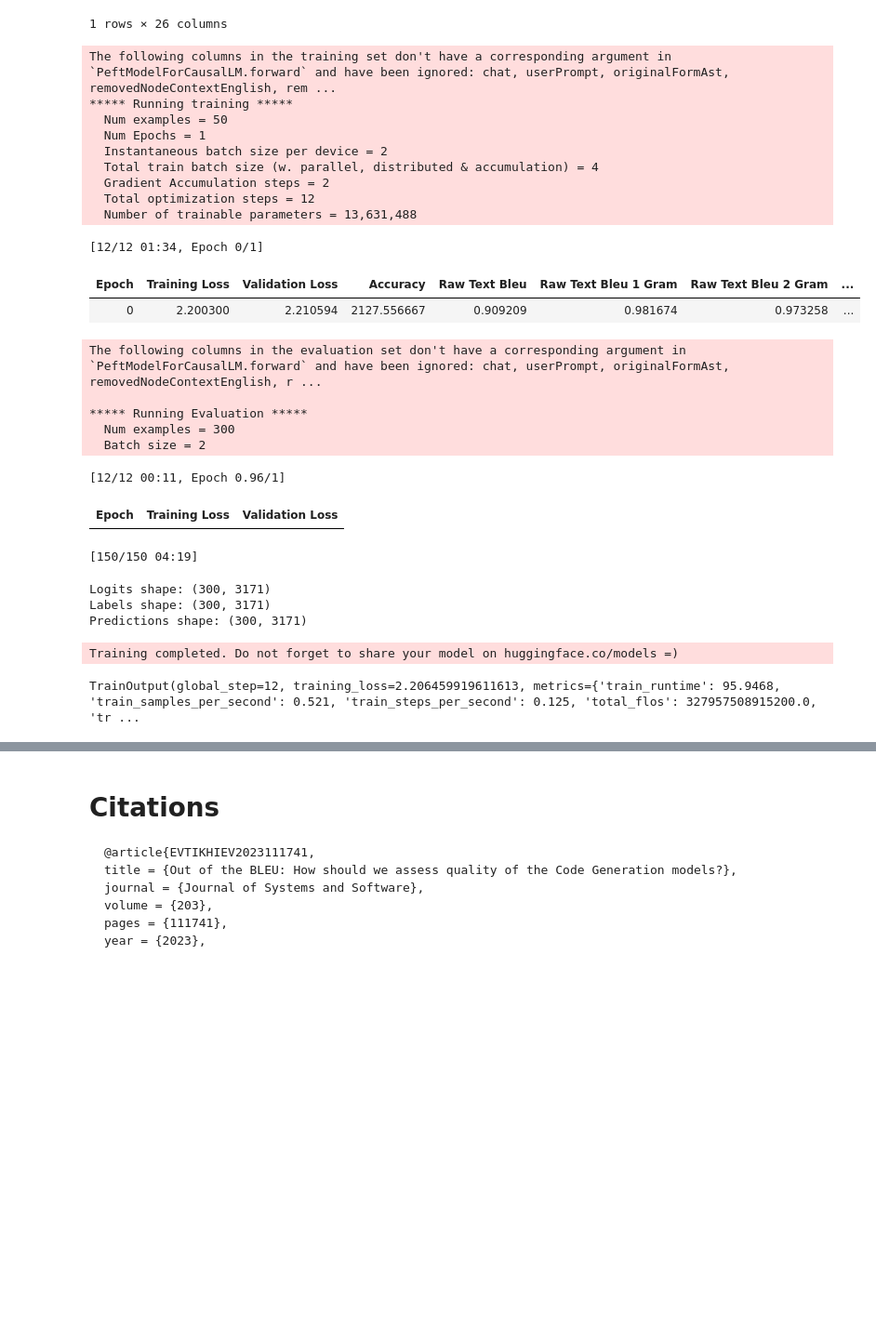
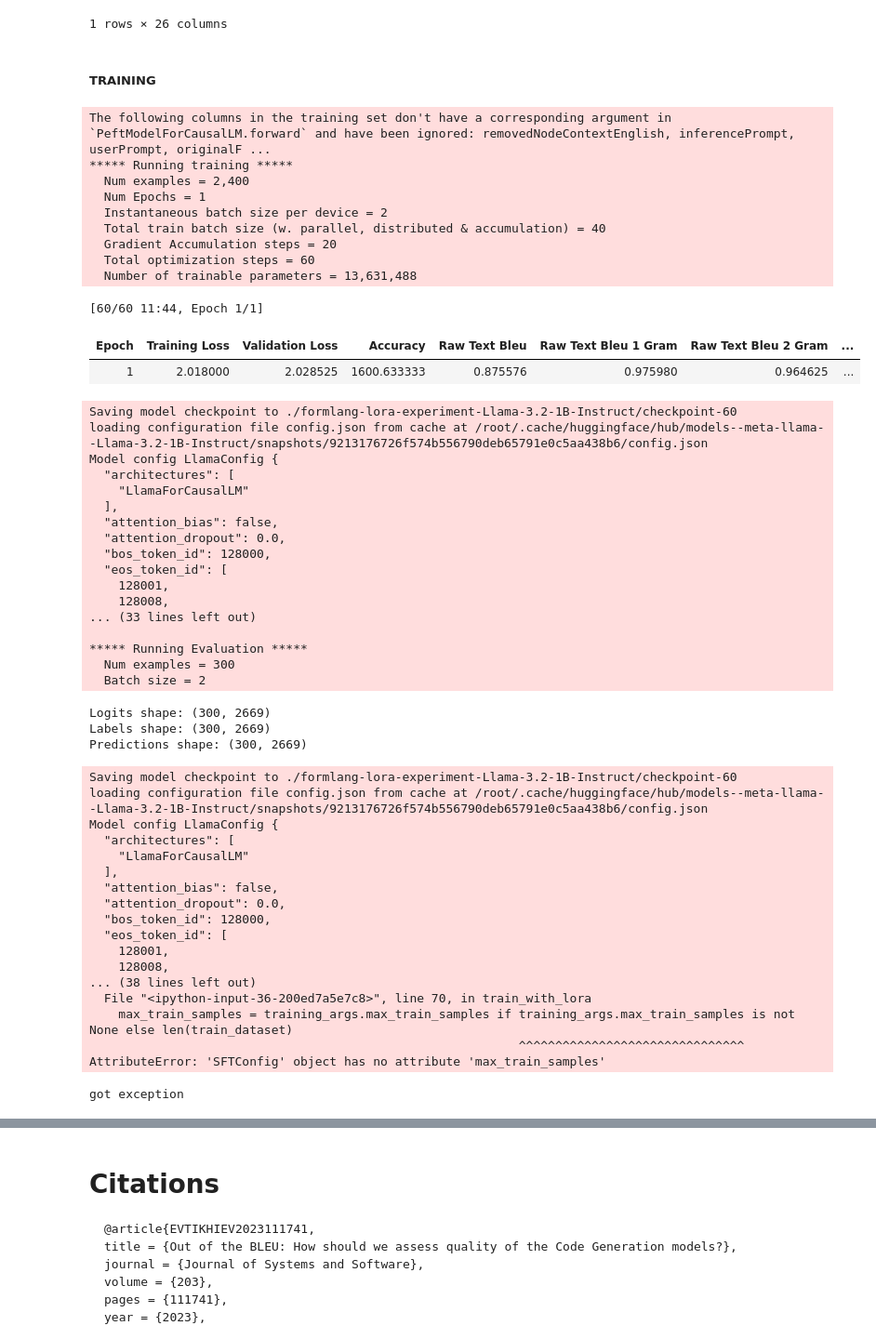
Before and after one commit to guyo13/Form-Lang, a Jupyter notebook: ml/Domain-Specific-Code-Generation-In-FormLang.ipynb, the cells around one changed output, grey strips where cells are left out. Shown at 93% size. Saved outputs shown, nothing was run; the diff lists cells and outputs as text; code cells hidden in the pictures; blank space fills up the shorter version.

```diff
--- a/ml/Domain-Specific-Code-Generation-In-FormLang.ipynb
+++ b/ml/Domain-Specific-Code-Generation-In-FormLang.ipynb
@@ -1412,18 +1412,19 @@ def compute_metrics(eval_pred, packed=False):
 [nltk_data] Downloading package omw-1.4 to /root/nltk_data...
 [nltk_data]   Package omw-1.4 is already up-to-date!
 # %%
-output_dir = "./lora-experiment-1"
-trainer, trainargs = get_lora_trainer("meta-llama/Llama-3.2-1B-Instruct",
+output_dir = "./formlang-lora-experiment-Llama-3.2-1B-Instruct"
+trainer, training_args = get_lora_trainer("meta-llama/Llama-3.2-1B-Instruct",
     {"torch_dtype": torch.bfloat16,
     "device_map": "cuda",
     "attn_implementation":"flash_attention_2",
      "use_cache": False},
       output_dir,
-      Dataset.from_dict(ds_3k_train[0:50]),
+      ds_3k_train,
       ds_3k_val,
       "chat",
       llama3_tok_for_train,
       compute_metrics,
-      4096
+      4096,
+      push_to_hub=True, num_train_epochs=10
 )
 # %% [output]
@@ -1464,31 +1448,58 @@ Predictions shape: (300, 2669)
 |  | eval_loss | eval_model_preparation_time | eval_accuracy | eval_raw_text_bleu | eval_raw_text_bleu_1_gram | ... |
 | 0 | 2.316252 | 0.0084 | 1800.513333 | 0.977493 | 0.990368 | ... |
 1 rows × 26 columns
+# %% [markdown]
+##### TRAINING
 # %%
-trainer.train()
+train_with_lora(trainer, training_args, ds_3k_train)
 # %% [output]
-The following columns in the training set don't have a corresponding argument in `PeftModelForCausalLM.forward` and have been ignored: chat, userPrompt, originalFormAst, removedNodeContextEnglish, rem ...
+The following columns in the training set don't have a corresponding argument in `PeftModelForCausalLM.forward` and have been ignored: removedNodeContextEnglish, inferencePrompt, userPrompt, originalF ...
 ***** Running training *****
-  Num examples = 50
+  Num examples = 2,400
   Num Epochs = 1
   Instantaneous batch size per device = 2
-  Total train batch size (w. parallel, distributed & accumulation) = 4
-  Gradient Accumulation steps = 2
-  Total optimization steps = 12
+  Total train batch size (w. parallel, distributed & accumulation) = 40
+  Gradient Accumulation steps = 20
+  Total optimization steps = 60
   Number of trainable parameters = 13,631,488
-[12/12 01:34, Epoch 0/1]
+[60/60 11:44, Epoch 1/1]
 | Epoch | Training Loss | Validation Loss | Accuracy | Raw Text Bleu | Raw Text Bleu 1 Gram | Raw Text Bleu 2 Gram | ... |
-| 0 | 2.200300 | 2.210594 | 2127.556667 | 0.909209 | 0.981674 | 0.973258 | ... |
+| 1 | 2.018000 | 2.028525 | 1600.633333 | 0.875576 | 0.975980 | 0.964625 | ... |
-The following columns in the evaluation set don't have a corresponding argument in `PeftModelForCausalLM.forward` and have been ignored: chat, userPrompt, originalFormAst, removedNodeContextEnglish, r ...
+Saving model checkpoint to ./formlang-lora-experiment-Llama-3.2-1B-Instruct/checkpoint-60
+loading configuration file config.json from cache at /root/.cache/huggingface/hub/models--meta-llama--Llama-3.2-1B-Instruct/snapshots/9213176726f574b556790deb65791e0c5aa438b6/config.json
+Model config LlamaConfig {
+  "architectures": [
+    "LlamaForCausalLM"
+  ],
+  "attention_bias": false,
+  "attention_dropout": 0.0,
+  "bos_token_id": 128000,
+  "eos_token_id": [
+    128001,
+    128008,
+... (33 lines left out)
 
 ***** Running Evaluation *****
   Num examples = 300
   Batch size = 2
-[12/12 00:11, Epoch 0.96/1]
+Logits shape: (300, 2669)
+Labels shape: (300, 2669)
+Predictions shape: (300, 2669)
-| Epoch | Training Loss | Validation Loss |
-[150/150 04:19]
+Saving model checkpoint to ./formlang-lora-experiment-Llama-3.2-1B-Instruct/checkpoint-60
+loading configuration file config.json from cache at /root/.cache/huggingface/hub/models--meta-llama--Llama-3.2-1B-Instruct/snapshots/9213176726f574b556790deb65791e0c5aa438b6/config.json
+Model config LlamaConfig {
+  "architectures": [
+    "LlamaForCausalLM"
+  ],
+  "attention_bias": false,
+  "attention_dropout": 0.0,
+  "bos_token_id": 128000,
+  "eos_token_id": [
+    128001,
+    128008,
+... (38 lines left out)
+  File "<ipython-input-36-200ed7a5e7c8>", line 70, in train_with_lora
+    max_train_samples = training_args.max_train_samples if training_args.max_train_samples is not None else len(train_dataset)
+                                                           ^^^^^^^^^^^^^^^^^^^^^^^^^^^^^^^
+AttributeError: 'SFTConfig' object has no attribute 'max_train_samples'
-Logits shape: (300, 3171)
-Labels shape: (300, 3171)
-Predictions shape: (300, 3171)
+got exception
-Training completed. Do not forget to share your model on huggingface.co/models =)
-TrainOutput(global_step=12, training_loss=2.206459919611613, metrics={'train_runtime': 95.9468, 'train_samples_per_second': 0.521, 'train_steps_per_second': 0.125, 'total_flos': 327957508915200.0, 'tr ...
```
Also changed, not shown: parts of 9 cells of this notebook.
